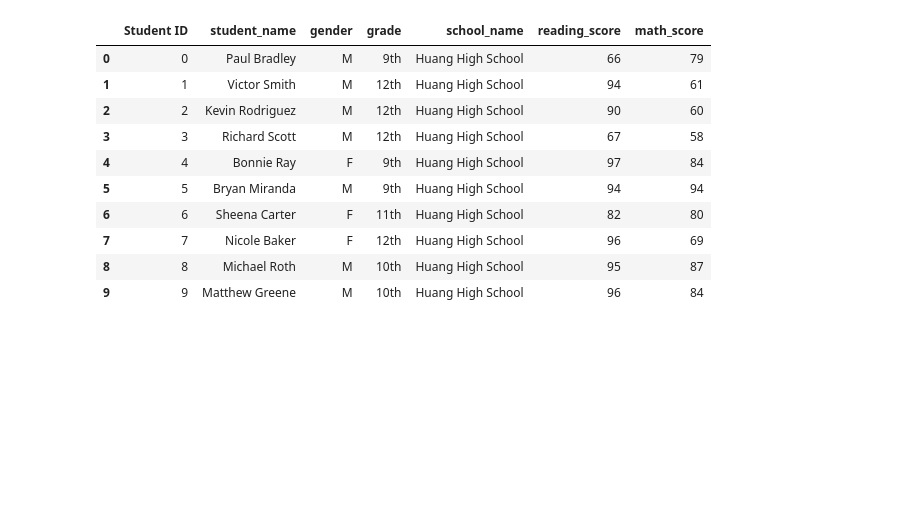
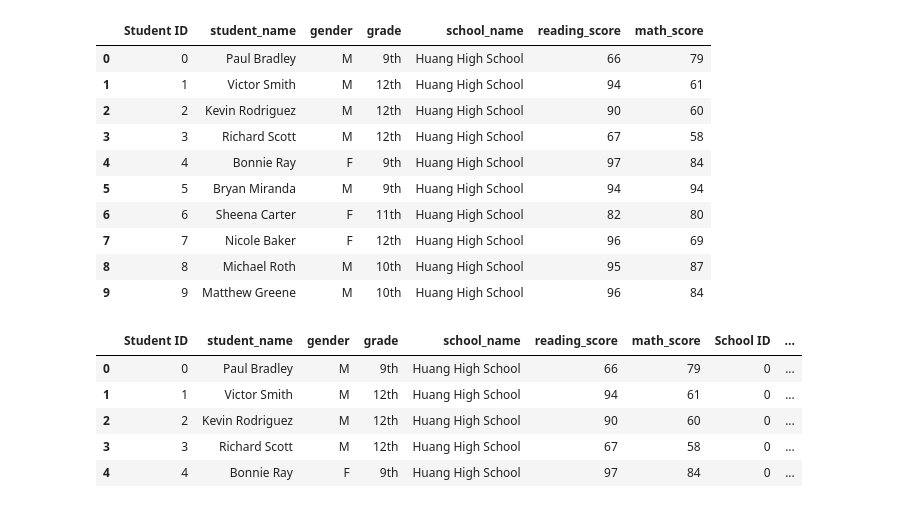
Before and after one commit to Andrewjruble/School_District_Analysis, a Jupyter notebook: PyCitySchools.ipynb, the cells around one changed output. Saved outputs shown, nothing was run; the diff lists cells and outputs as text; code cells hidden in the pictures; blank space fills up the shorter version.

```diff
--- a/PyCitySchools.ipynb
+++ b/PyCitySchools.ipynb
@@ -180,3 +180,30 @@ student_data_df.head(10)
 | 7 | 7 | Nicole Baker | F | 12th | Huang High School | 96 | 69 |
 | 8 | 8 | Michael Roth | M | 10th | Huang High School | 95 | 87 |
 | 9 | 9 | Matthew Greene | M | 10th | Huang High School | 96 | 84 |
+# %%
+#In order to get all of this data organized in one table, we'll need to merge the two DataFrames and perform analysis on the single, merged DataFrame.
+#Although we'll be merging the DataFrames, it may be more efficient to use either school_data_df or student_data_df when performing certain calculations.
+
+#To merge two DataFrames, there must be a column in each of the DataFrames with the same name.
+#Let's review the column names in each DataFrame.
+
+#The columns in school_data_df are:
+# School ID, SCHOOL_NAME, type, size, budget
+
+#The columns in the student_data_df are:
+#Student ID, student_name, gender, grade, SCHOOL_NAME, reading_score, math_score
+
+# Combine the data into a single dataset.
+school_data_complete_df = pd.merge(student_data_df, school_data_df, on=["school_name", "school_name"])
+school_data_complete_df.head()
+
+# We create a new DataFrame for the merged DataFrames, called school_data_complete_df.
+#The new DataFrame is created as a result of merging DataFrame #2 (school_data_df), which is the "right" DataFrame, into DataFrame #1 (student_data_df), which is the "left" DataFrame. We refer to the DataFrames as "left" and "right" to reflect the order they appear inside the parentheses.
+#We use the parameter "on," which is equal to a list of the columns that are identical from each DataFrame, in this case, "school_name." We can also use the column name like this: on="school_name".
+# %% [output]
+|  | Student ID | student_name | gender | grade | school_name | reading_score | math_score | School ID | ... |
+| 0 | 0 | Paul Bradley | M | 9th | Huang High School | 66 | 79 | 0 | ... |
+| 1 | 1 | Victor Smith | M | 12th | Huang High School | 94 | 61 | 0 | ... |
+| 2 | 2 | Kevin Rodriguez | M | 12th | Huang High School | 90 | 60 | 0 | ... |
+| 3 | 3 | Richard Scott | M | 12th | Huang High School | 67 | 58 | 0 | ... |
+| 4 | 4 | Bonnie Ray | F | 9th | Huang High School | 97 | 84 | 0 | ... |
```
Also changed, not shown: parts of 21 cells of this notebook, 2 other files.
